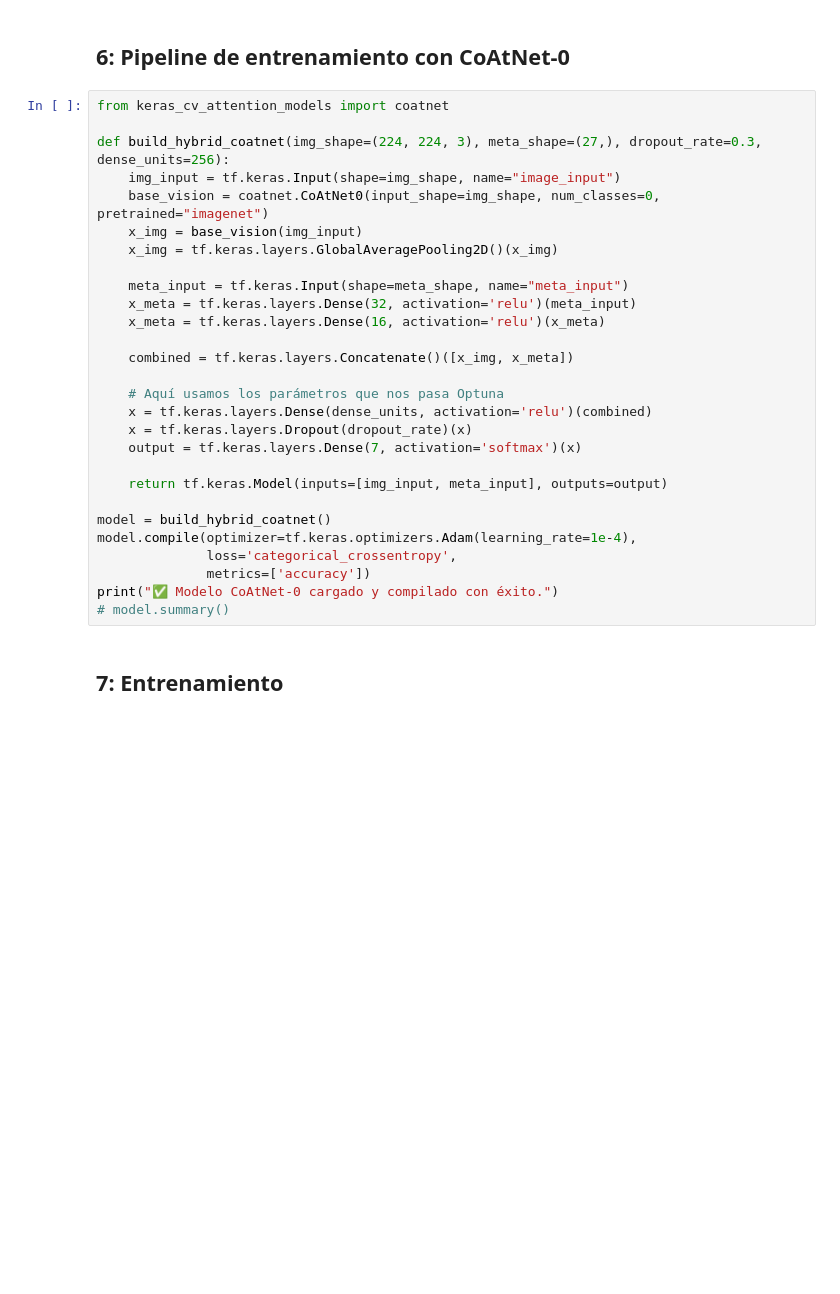
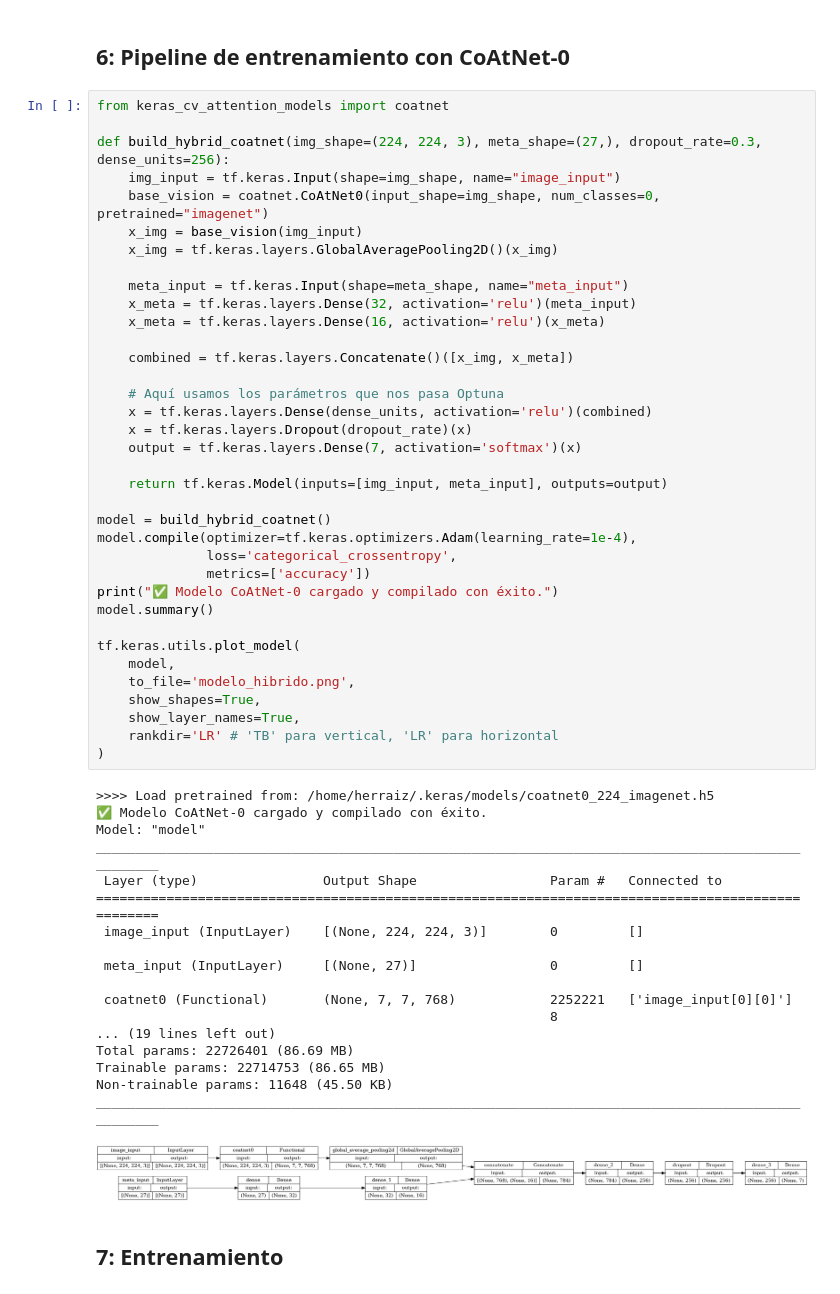
Before and after one commit to Herraiz/TFM, a Jupyter notebook: implementation.ipynb, the cells around one changed output. Cells and saved outputs as stored; diff of their text form; blank space fills up the shorter version.

Commit message:
feat: now generates model diagram

```diff
--- a/implementation.ipynb
+++ b/implementation.ipynb
@@ -545,31 +557,58 @@ print("✅ Pesos calculados y listos para inyectar en model.fit(..., class_weigh
 # %%
 from keras_cv_attention_models import coatnet
 
 def build_hybrid_coatnet(img_shape=(224, 224, 3), meta_shape=(27,), dropout_rate=0.3, dense_units=256):
     img_input = tf.keras.Input(shape=img_shape, name="image_input")
     base_vision = coatnet.CoAtNet0(input_shape=img_shape, num_classes=0, pretrained="imagenet")
     x_img = base_vision(img_input)
     x_img = tf.keras.layers.GlobalAveragePooling2D()(x_img)
 
     meta_input = tf.keras.Input(shape=meta_shape, name="meta_input")
     x_meta = tf.keras.layers.Dense(32, activation='relu')(meta_input)
     x_meta = tf.keras.layers.Dense(16, activation='relu')(x_meta)
 
     combined = tf.keras.layers.Concatenate()([x_img, x_meta])
 
     # Aquí usamos los parámetros que nos pasa Optuna
     x = tf.keras.layers.Dense(dense_units, activation='relu')(combined)
     x = tf.keras.layers.Dropout(dropout_rate)(x)
     output = tf.keras.layers.Dense(7, activation='softmax')(x)
 
     return tf.keras.Model(inputs=[img_input, meta_input], outputs=output)
 
 model = build_hybrid_coatnet()
 model.compile(optimizer=tf.keras.optimizers.Adam(learning_rate=1e-4),
               loss='categorical_crossentropy',
               metrics=['accuracy'])
 print("✅ Modelo CoAtNet-0 cargado y compilado con éxito.")
-# model.summary()
+model.summary()
+
+tf.keras.utils.plot_model(
+    model,
+    to_file='modelo_hibrido.png',
+    show_shapes=True,
+    show_layer_names=True,
+    rankdir='LR' # 'TB' para vertical, 'LR' para horizontal
+)
+# %% [output]
+>>>> Load pretrained from: /home/herraiz/.keras/models/coatnet0_224_imagenet.h5
+✅ Modelo CoAtNet-0 cargado y compilado con éxito.
+Model: "model"
+__________________________________________________________________________________________________
+ Layer (type)                Output Shape                 Param #   Connected to
+==================================================================================================
+ image_input (InputLayer)    [(None, 224, 224, 3)]        0         []
+
+ meta_input (InputLayer)     [(None, 27)]                 0         []
+
+ coatnet0 (Functional)       (None, 7, 7, 768)            2252221   ['image_input[0][0]']
+                                                          8
+... (19 lines left out)
+Total params: 22726401 (86.69 MB)
+Trainable params: 22714753 (86.65 MB)
+Non-trainable params: 11648 (45.50 KB)
+__________________________________________________________________________________________________
+[figure, added]
 # %% [markdown]
 ## 7: Entrenamiento
 # %% [markdown]
```
Also changed, not shown: parts of 4 cells of this notebook, 1 other file.
